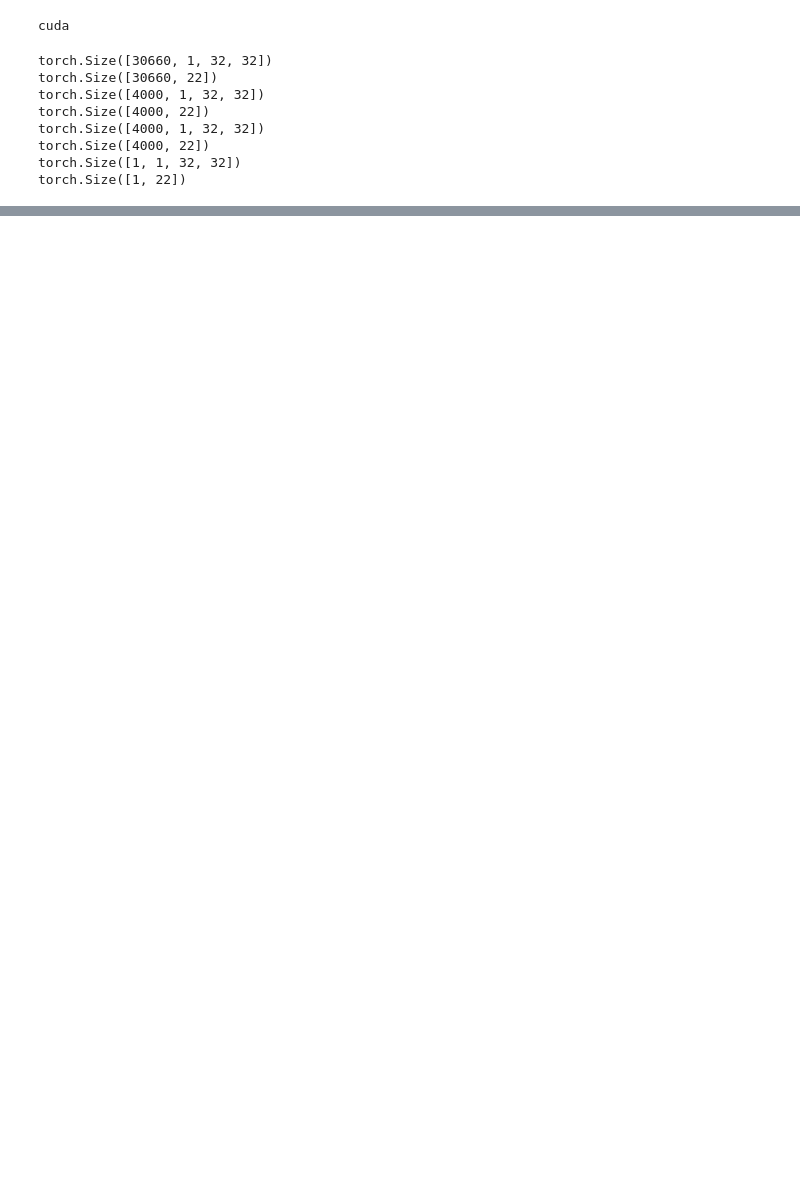
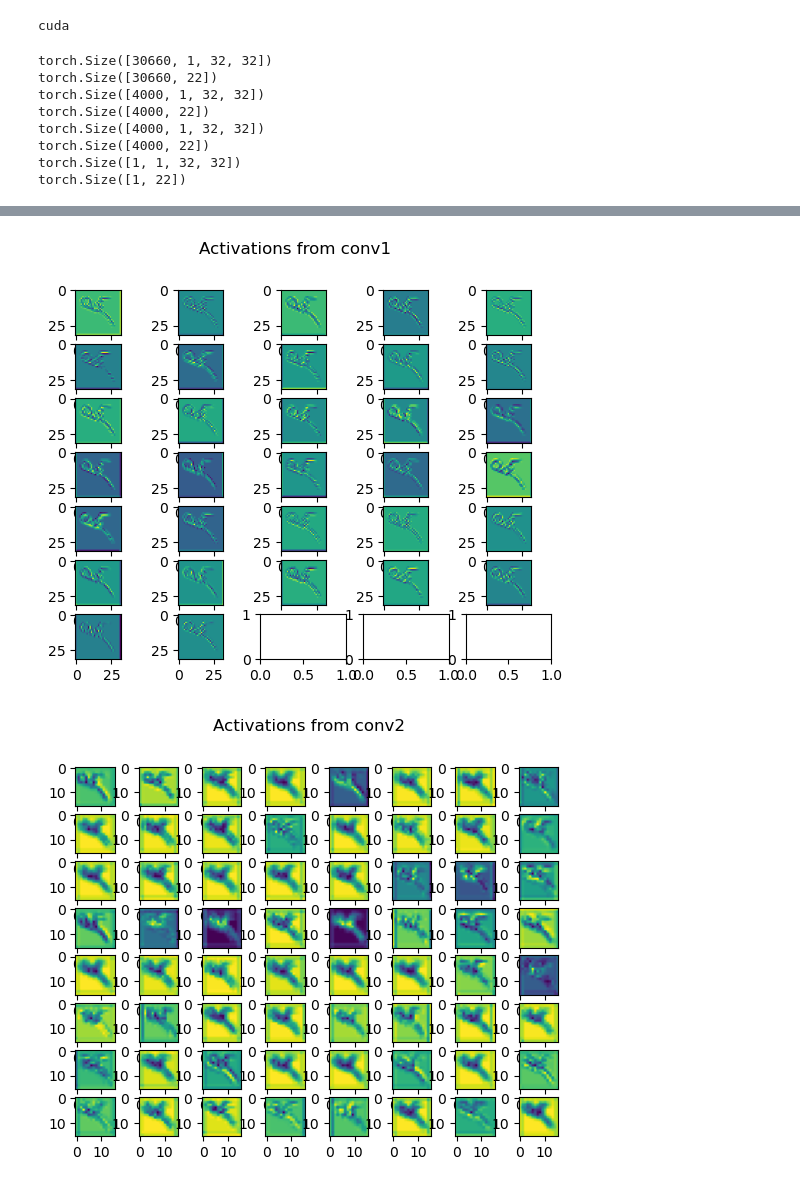
Before and after one commit to leesihoo0919/CG-LAB-Stick-Figure, a Jupyter notebook: final model test.ipynb, the cells around one changed output, grey strips where cells are left out. Saved outputs shown, nothing was run; the diff lists cells and outputs as text; code cells hidden in the pictures; blank space fills up the shorter version.

```diff
--- a/final model test.ipynb
+++ b/final model test.ipynb
@@ -417,0 +438,41 @@ plt.show()
+# %%
+import matplotlib.pyplot as plt
+import numpy as np
+
+# 사용할 이미지 선택
+sample_input = x_train_preprocessed[84:85]  # Here we are taking first image from training set
+
+# Hook 설정
+activations = {}
+def get_activations(name):
+    def hook(model, input, output):
+        activations[name] = output.detach()
+    return hook
+
+# 모든 Convolutional Layer에 대해 hook 등록
+model.conv1.register_forward_hook(get_activations('conv1'))
+model.conv2.register_forward_hook(get_activations('conv2'))
+model.conv3.register_forward_hook(get_activations('conv3'))
+
+# 모델에 이미지 전달
+output = model(sample_input)
+
+# 각 활성화 맵 시각화
+for name, layer_activations in activations.items():
+    num_filters = layer_activations.shape[1]  # 필터의 수 (즉, 출력 채널의 수)
+    act = layer_activations.squeeze().cpu()
+
+    # 가로 세로 subplot 수 계산 (필터 수의 제곱근에 가까운 값을 선택)
+    num_cols = int(np.sqrt(num_filters))
+    num_rows = num_filters // num_cols + int(num_filters % num_cols != 0)
+
+    fig, axarr = plt.subplots(num_rows, num_cols)
+    for idx in range(num_filters):
+        row = idx // num_cols
+        col = idx % num_cols
+        axarr[row, col].imshow(act[idx])
+    fig.suptitle(f'Activations from {name}')
+    plt.show()
+# %% [output]
+[figure, added]
+[figure, added]
```
Also changed, not shown: parts of 6 cells of this notebook, 6 other files.
